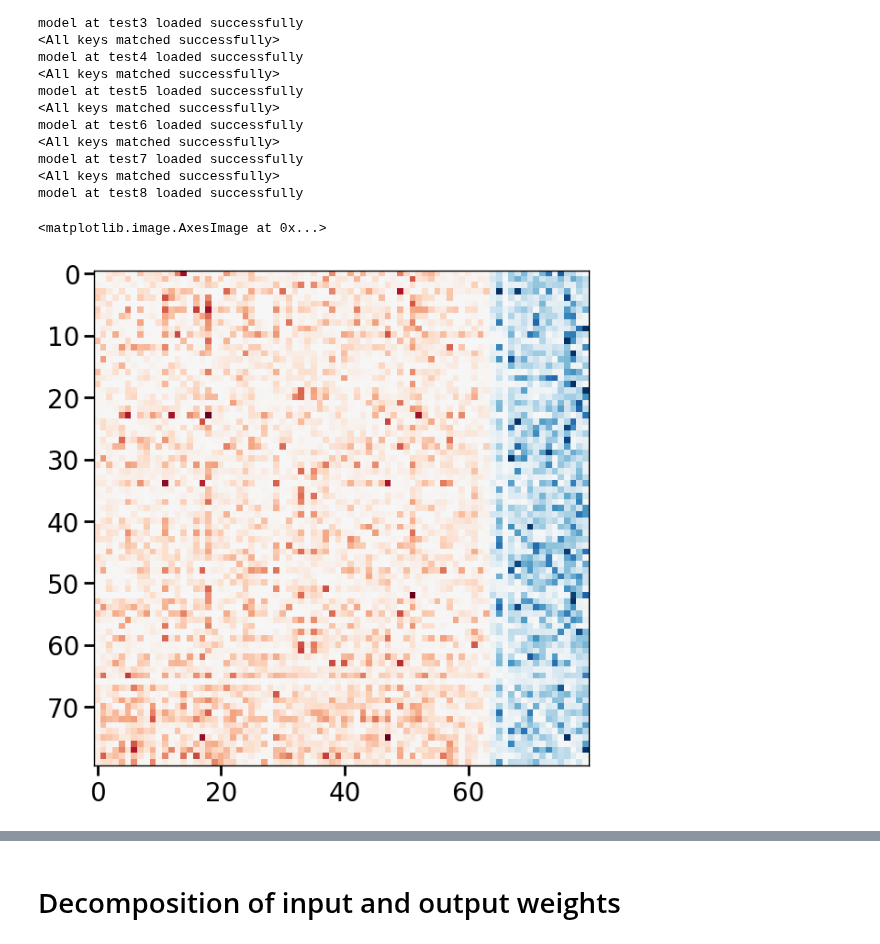
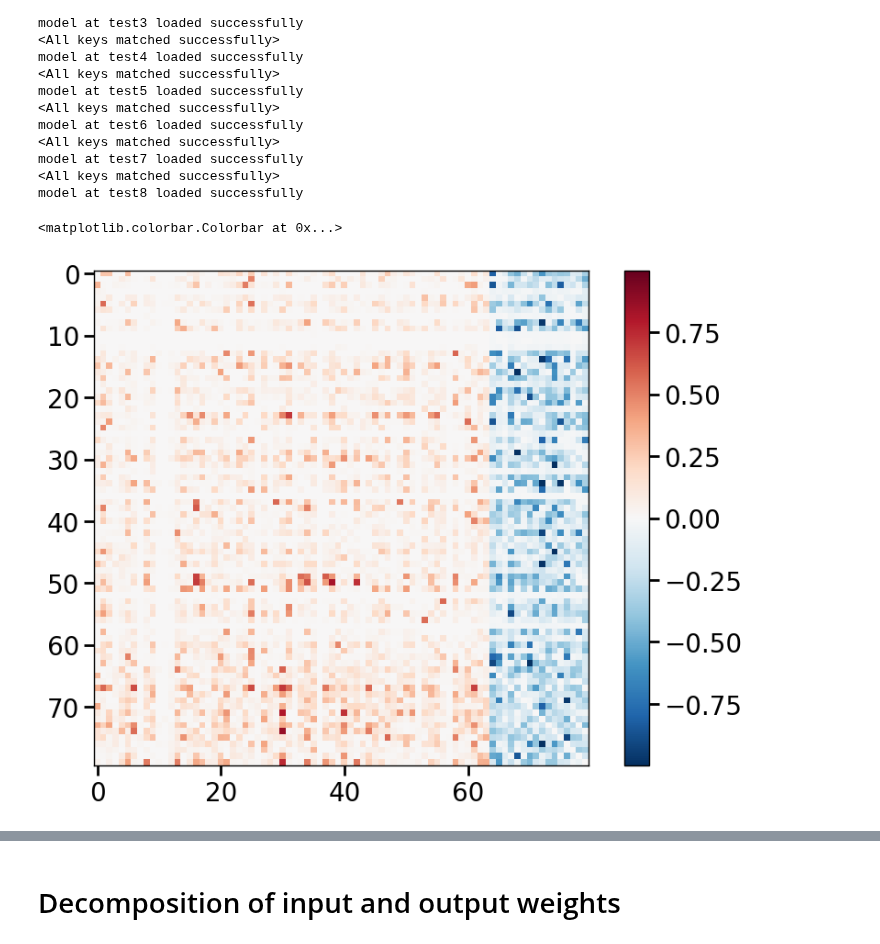
Before and after one commit to slenderham/what-where-task-analysis, a Jupyter notebook: rnn/network_analysis.ipynb, the cells around one changed output, grey strips where cells are left out. Cells and saved outputs as stored; diff of their text form; code cells hidden in the pictures.

```diff
--- a/rnn/network_analysis.ipynb
+++ b/rnn/network_analysis.ipynb
@@ -209,8 +209,9 @@ def test_model(model, epoch, test_samples=10):
 
         return results_dict
 # %%
-plt.imshow(all_models[4].rnn.h2h.effective_weight().detach(), cmap='RdBu_r', norm=mpl.colors.CenteredNorm(vcenter=0))
+plt.imshow(all_models[np.random.randint(0, len(all_models))].rnn.h2h.effective_weight().detach(), cmap='RdBu_r', norm=mpl.colors.CenteredNorm(vcenter=0))
+plt.colorbar()
 # %% [output]
-<matplotlib.image.AxesImage at 0x...>
+<matplotlib.colorbar.Colorbar at 0x...>
-[figure, old version]
+[figure, new version]
 # %%
```
Also changed, not shown: parts of 16 cells of this notebook, 3 other files.
